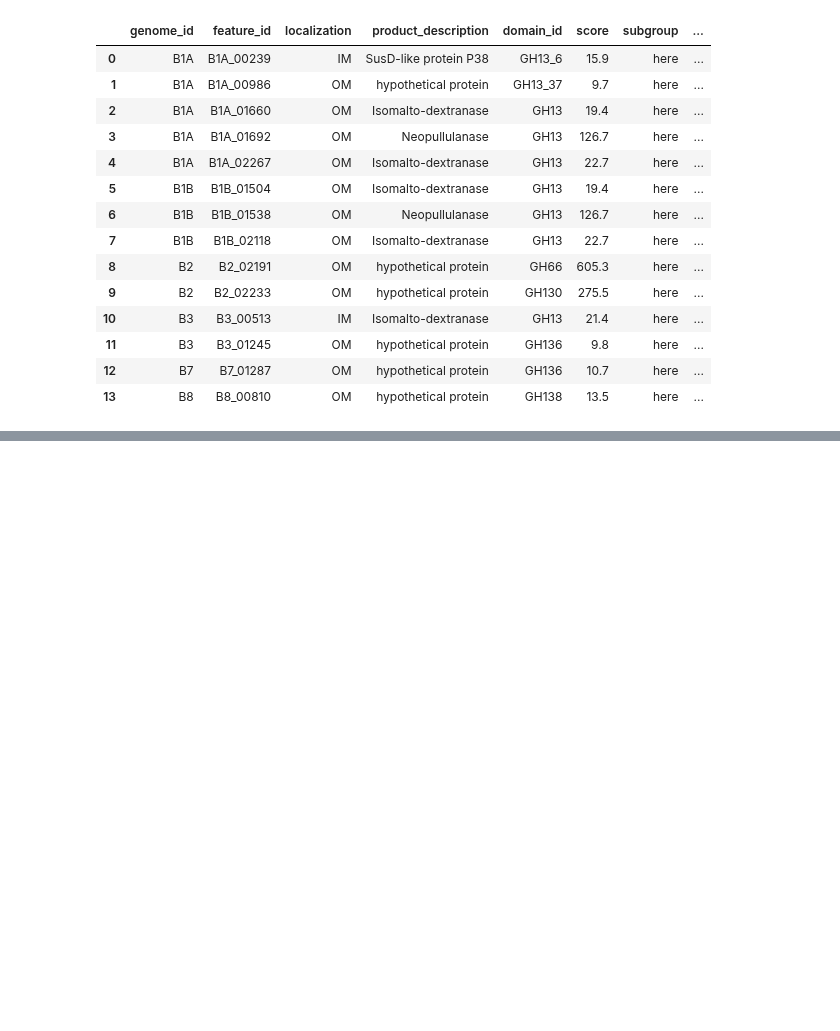
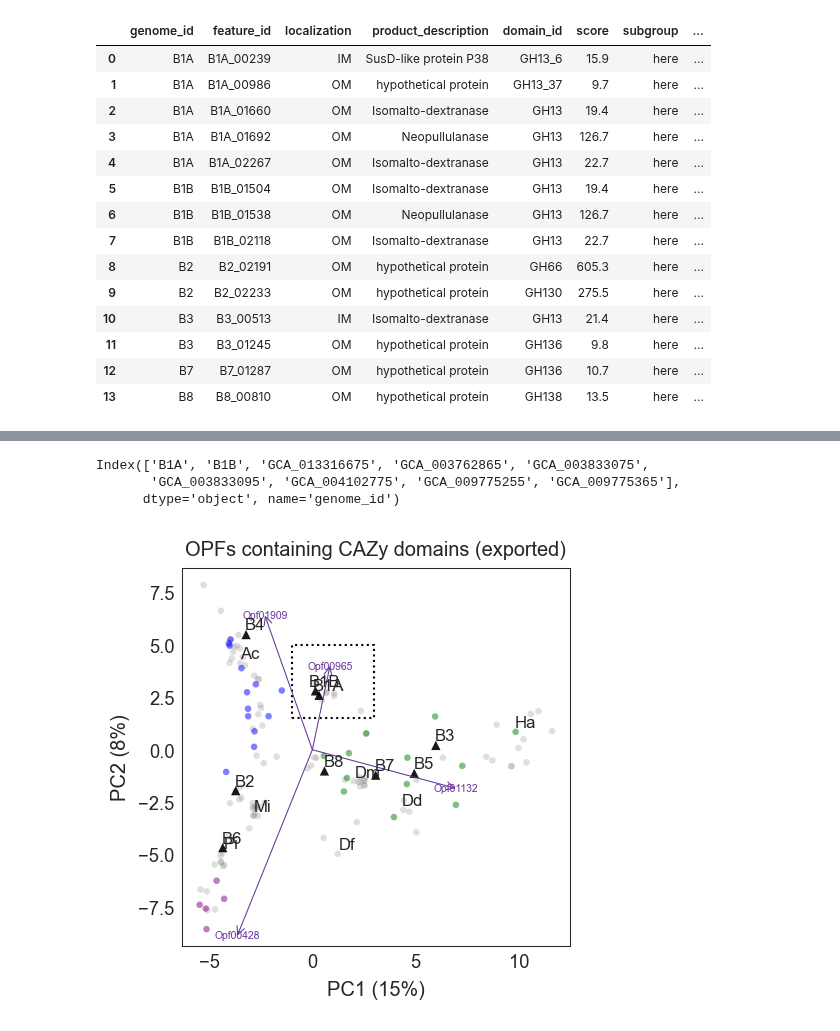
Before and after one commit to bsmith89/longev-mgen, a Jupyter notebook: nb/annotation_ordination.ipynb, the cells around one changed output, grey strips where cells are left out. Cells and saved outputs as stored; diff of their text form; code cells hidden in the pictures; blank space fills up the shorter version.

```diff
--- a/nb/annotation_ordination.ipynb
+++ b/nb/annotation_ordination.ipynb
@@ -1314,3 +1368,80 @@ LEFT JOIN variant_cross_coverage USING (genome_id, feature_id)
 | 44 | GCA_902383915 | GCA_902383915_00513 | Opf01765 | K21575 | PP | Cyclomaltodextrin glucanotransferase | public | NaN |
 | 45 | GCA_902388335 | GCA_902388335_00505 | Opf01765 | K21575 | PP | 1,4-alpha-glucan branching enzyme... | public | NaN |
 | 46 | GCA_902406015 | GCA_902406015_01498 | Opf01765 | K21575 | PP | 1,4-alpha-glucan branching enzyme... | public | NaN |
+# %%
+title, d, xy, show_feats, flipx, flipy = 'OPFs containing CAZy domains (exported)', opf_cazy_export_count, ('PC1', 'PC2'), ['Opf01909', 'Opf00965', 'Opf01132', 'Opf00428'], False, False
+
+
+box_x = (-1, 3)
+box_y = (1.5, 5)
+
+fig, ax = plt.subplots(figsize=(halfwidth, halfwidth))
+
+ax, pca, d0, comps = plot_pca_ordination(
+    d.loc[mag.subgroup.isin(subgroups)].apply(lambda x: x),
+    derep_kwargs={'linkage': 'complete', 'distance_threshold': 0.2},
+    xy=xy,
+    meta=mag,
+    show_feats=show_feats, feat_scale=20.0,
+    feat_arrow_kwargs=dict(arrowprops=dict(arrowstyle="->", lw=0.5, color='rebeccapurple', shrinkA=0, shrinkB=0)),
+    feat_label_kwargs=dict(color='rebeccapurple', fontsize=5),
+    color=lambda m: m.subgroup.map(color_map),
+    size=lambda m: m.subgroup.map(size_map),
+    marker=lambda m: m.subgroup.map(marker_map),
+    zorder=lambda m: m.subgroup.map(zorder_map),
+    alpha=lambda m: m.subgroup.map(alpha_map),
+    annot=lambda m: (
+        m.index.to_series().replace(rename_map)
+        .where(
+            (
+                m.index.to_series().isin(label_list)
+                | m.subgroup.isin(['here'])
+            ),
+            ''
+        )
+    ),
+    scatter_kwargs=dict(linewidths=0),
+    annot_kwargs=dict(fontsize=8,
+#                           arrowprops=dict(lw=0.3, color='k', arrowstyle='->'),
+#                           bbox=dict(pad=-3, facecolor="none", edgecolor="none")
+                     ),
+    textoffset=4.5,
+    ax=ax
+)
+
+
+box = mpl.patches.Rectangle(
+    (box_x[0], box_y[0]),
+    box_x[1] - box_x[0],
+    box_y[1] - box_y[0],
+    fill=False,
+    color="k",
+    linewidth=1,
+    linestyle=':'
+)
+ax.add_patch(box)
+
+
+ax.set_title(title)
+if flipx:
+    ax.invert_xaxis()
+if flipy:
+    ax.invert_yaxis()
+
+legend_map = {'public': 'public', 'ormerod-starch': '$\\alpha$-glucan',
+              'ormerod-host': 'host-glycan', 'ormerod-plant': 'plant-glycan',
+              'here': 'novel'}
+for subgroup in subgroups:
+    ax.scatter([], [], s=size_map[subgroup], c=color_map[subgroup], marker=marker_map[subgroup], label=legend_map[subgroup])
+
+fig.tight_layout()
+
+idxwhere(
+    ((d0['PC1'] > box_x[0]) & (d0['PC1'] < box_x[1])) &
+    ((d0['PC2'] > box_y[0]) & (d0['PC1'] < box_y[1]))
+)
+# %% [output]
+Index(['B1A', 'B1B', 'GCA_013316675', 'GCA_003762865', 'GCA_003833075',
+       'GCA_003833095', 'GCA_004102775', 'GCA_009775255', 'GCA_009775365'],
+      dtype='object', name='genome_id')
+[figure, added]
```
Also changed, not shown: parts of 10 cells of this notebook, 1 other file.
